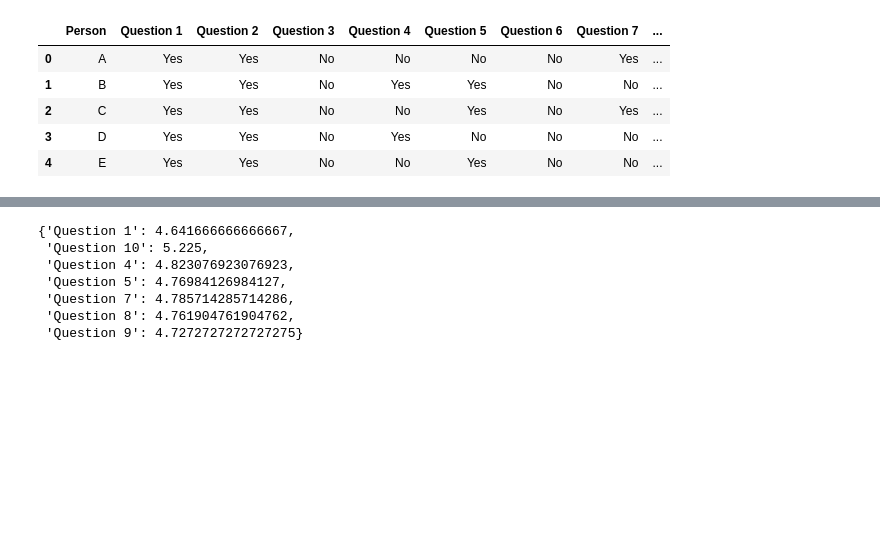
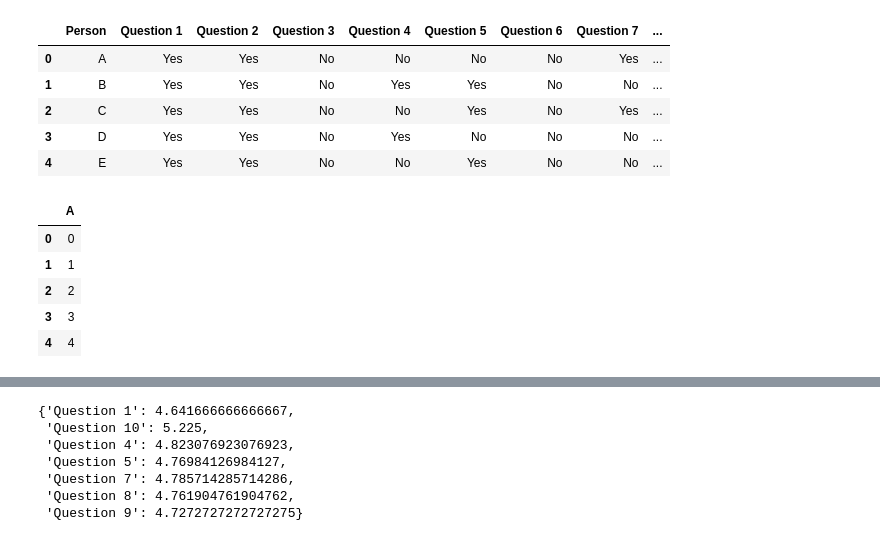
Before and after one commit to zuzannazak/Tangles, a Jupyter notebook: Tangle_playground.ipynb, the cells around one changed output, grey strips where cells are left out. Cells and saved outputs as stored; diff of their text form; code cells hidden in the pictures; blank space fills up the shorter version.

```diff
--- a/Tangle_playground.ipynb
+++ b/Tangle_playground.ipynb
@@ -95,3 +98,15 @@ df.head()
 | 2 | C | Yes | Yes | No | No | Yes | No | Yes | ... |
 | 3 | D | Yes | Yes | No | Yes | No | No | No | ... |
 | 4 | E | Yes | Yes | No | No | Yes | No | No | ... |
+# %%
+questions_df = pd.concat([pd.DataFrame([i], columns=['A']) for i in range(5)],
+          ignore_index=True)
+
+questions_df
+# %% [output]
+|  | A |
+| 0 | 0 |
+| 1 | 1 |
+| 2 | 2 |
+| 3 | 3 |
+| 4 | 4 |
```
Also changed, not shown: parts of 6 cells of this notebook.
